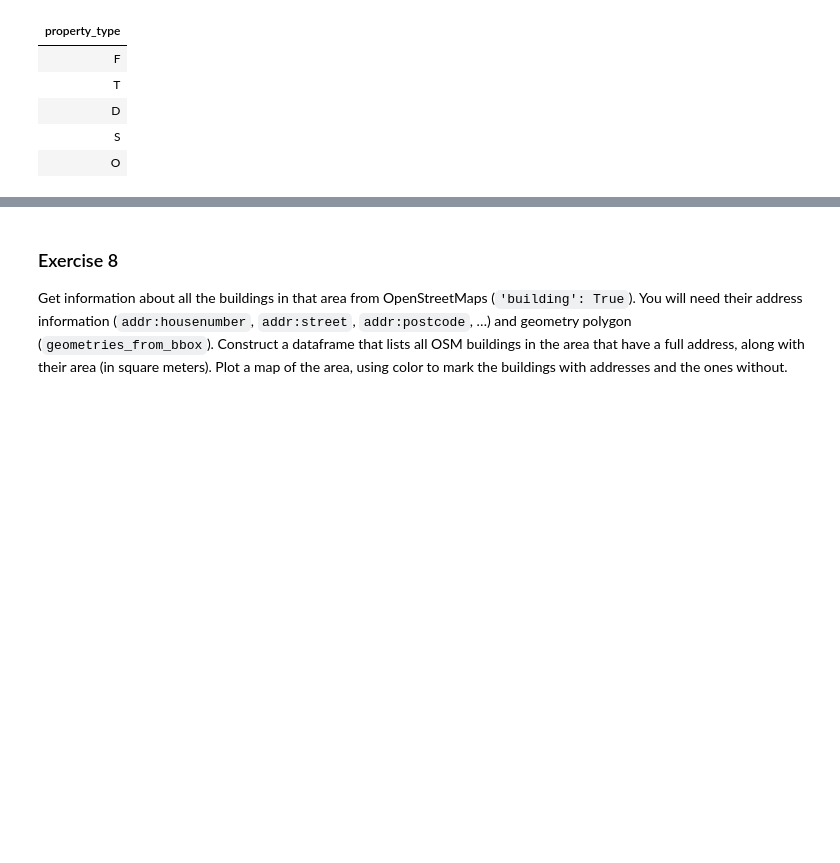
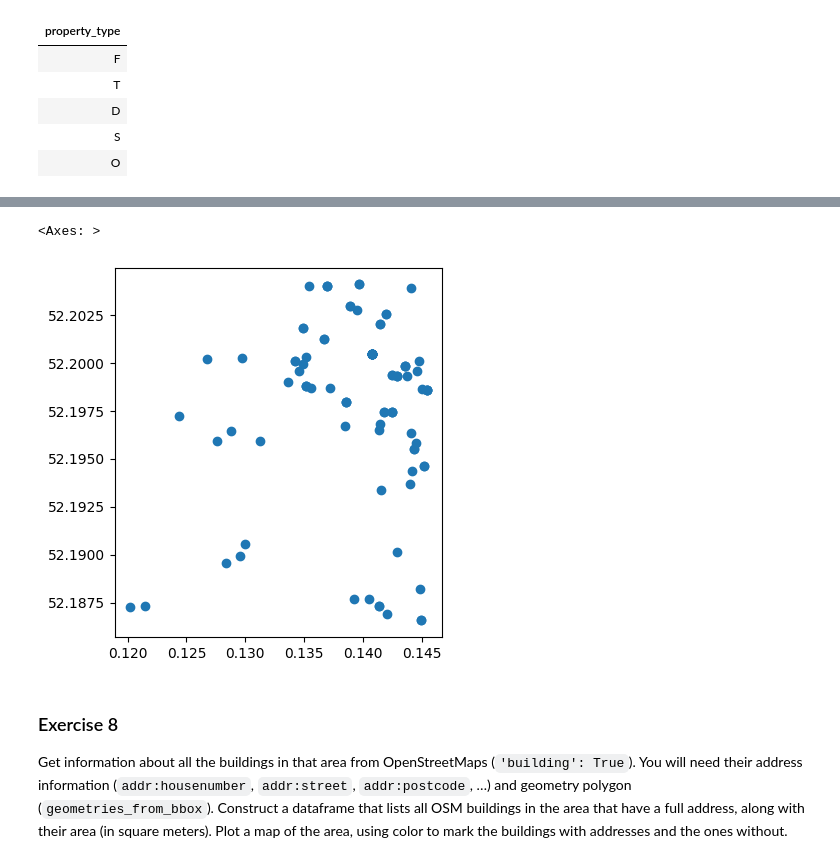
Before and after one commit to EuanWorth/ecw66_ads_2024, a Jupyter notebook: _notebooks/02-access-assess-geospatial.ipynb, the cells around one changed output, grey strips where cells are left out. Cells and saved outputs as stored; diff of their text form; code cells hidden in the pictures; blank space fills up the shorter version.

```diff
--- a/_notebooks/02-access-assess-geospatial.ipynb
+++ b/_notebooks/02-access-assess-geospatial.ipynb
@@ -935,6 +956,6 @@ def gen_gdf(conn, latitude, longitude):
   )
   return gdf
 # %%
-pp_gdf = gen_gdf(conn, 52.1951, 0.1313)
+pp_gdf = gen_gdf(52.1951, 0.1313)
 pp_gdf
 # %% [output]
@@ -942,3 +976,8 @@ KeyboardInterrupt:
+# %%
+pp_gdf.plot()
+# %% [output]
+<Axes: >
+[figure, added]
 # %% [markdown]
 ### Exercise 8
 
```
Also changed, not shown: parts of 19 cells of this notebook.
